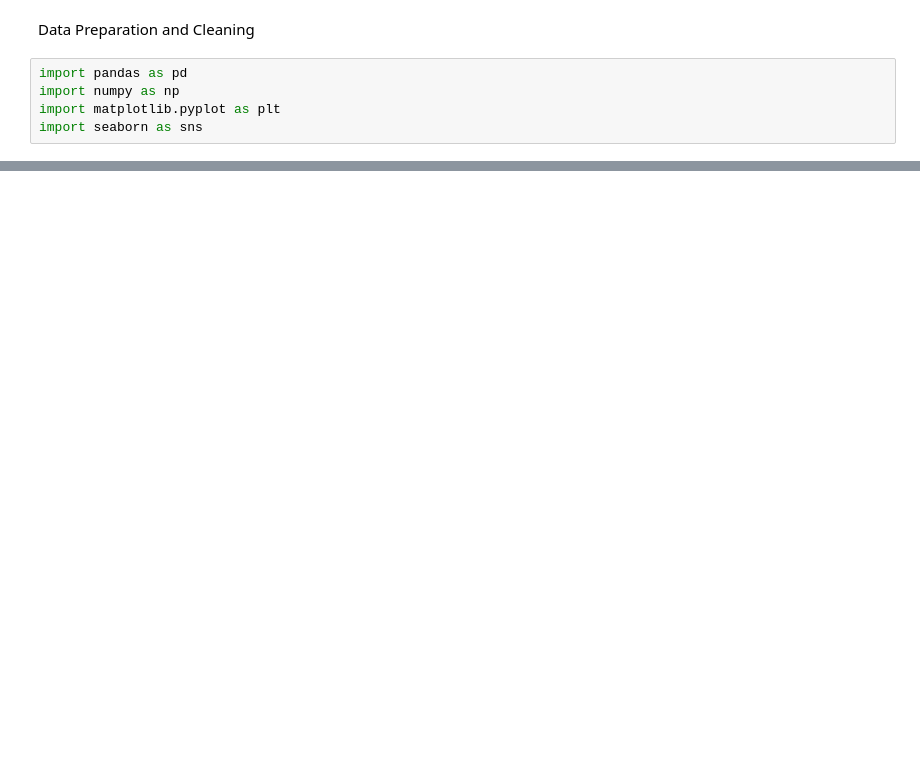
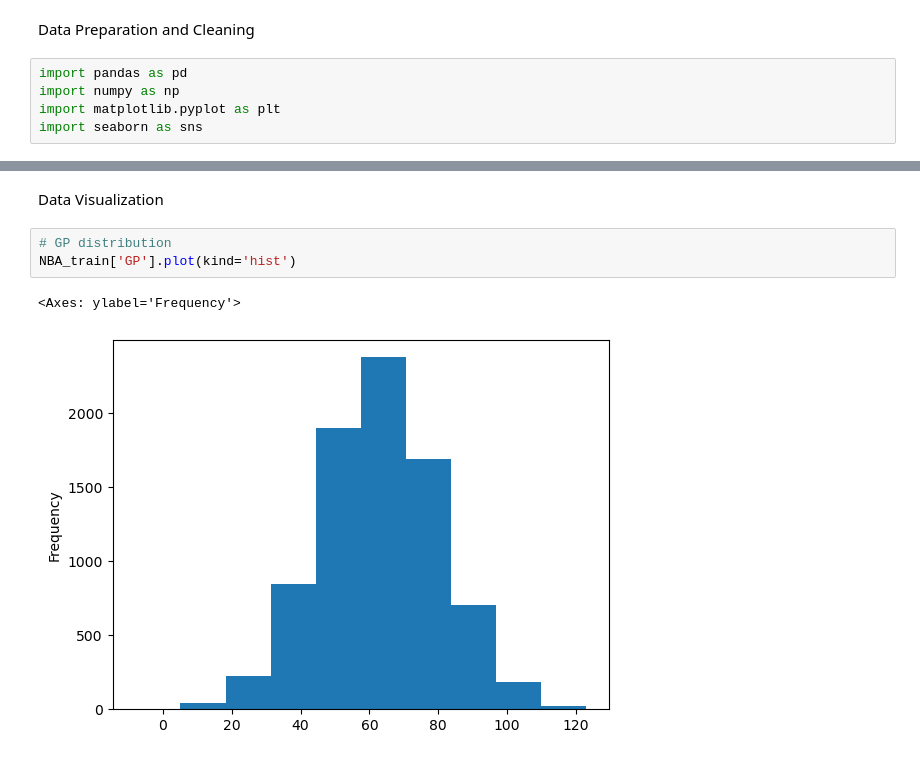
Before and after one commit to arkksenia/adv_dsi_assign1, a Jupyter notebook: notebooks/arkhipova_ksenia-assign1-week1_eda.ipynb, the cells around one changed output, grey strips where cells are left out. Cells and saved outputs as stored; diff of their text form; blank space fills up the shorter version.

```diff
--- a/notebooks/arkhipova_ksenia-assign1-week1_eda.ipynb
+++ b/notebooks/arkhipova_ksenia-assign1-week1_eda.ipynb
@@ -13,0 +134,8 @@ ParserError: Error tokenizing data. C error: Expected 1 fields in line 9, saw 2
+# %% [markdown]
+Data Visualization
+# %%
+# GP distribution
+NBA_train['GP'].plot(kind='hist')
+# %% [output]
+<Axes: ylabel='Frequency'>
+[figure, added]
```
Also changed, not shown: parts of 40 cells of this notebook.
